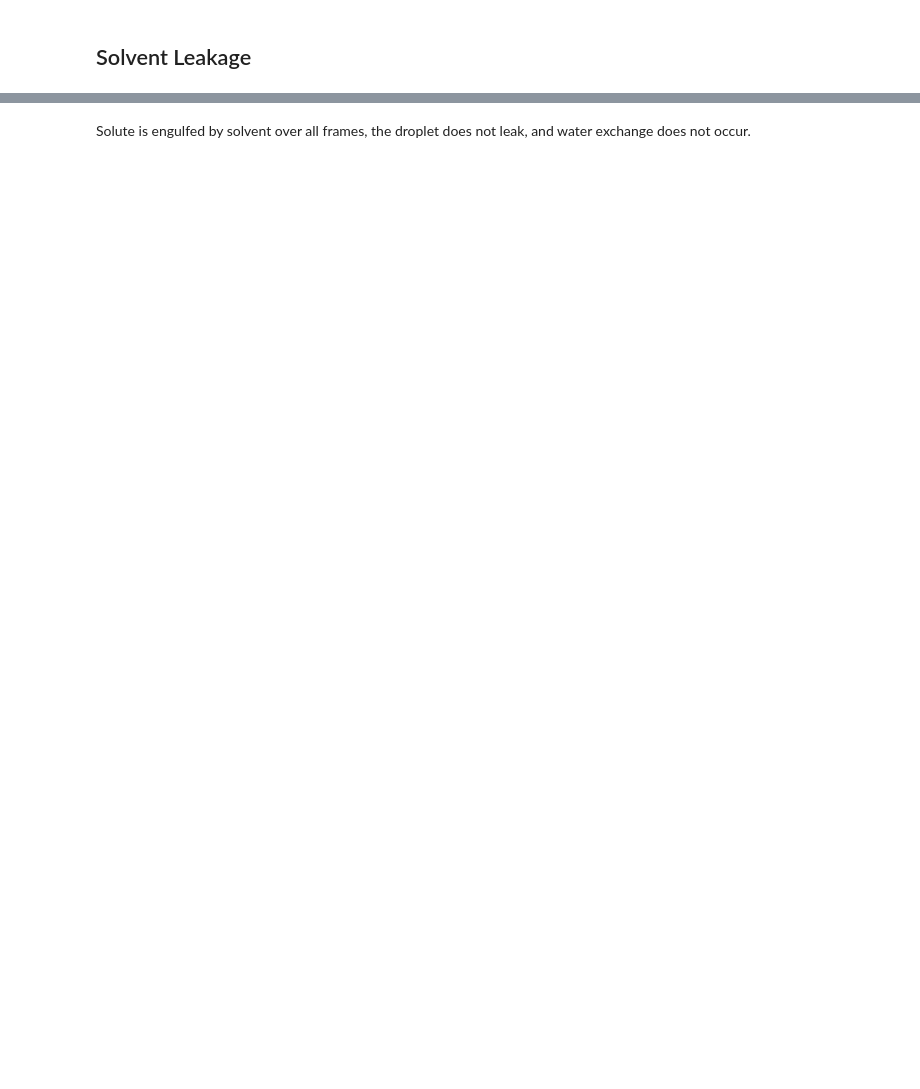
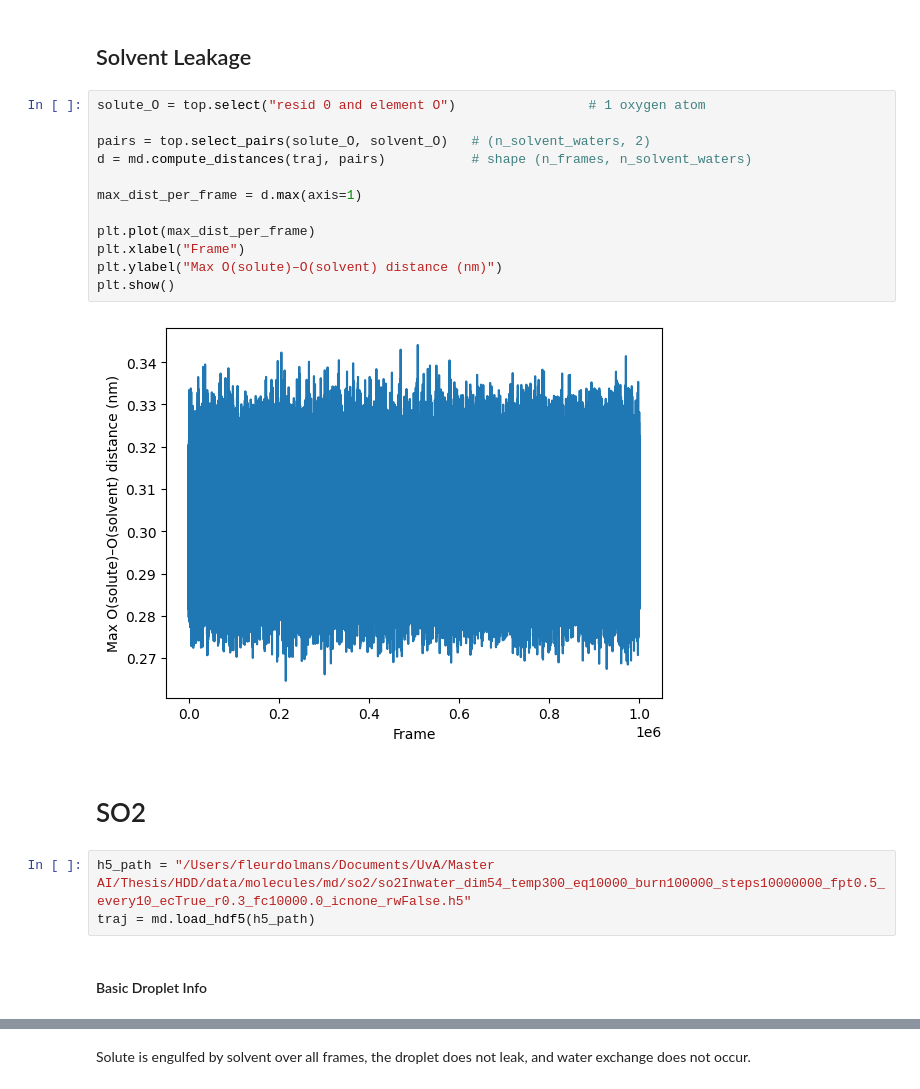
Before and after one commit to fleurdolmans/fab-torch, a Jupyter notebook: experiments/solvation/visualize_md.ipynb, the cells around one changed output, grey strips where cells are left out. Drawn from its saved outputs; the diff is of its cells as text; blank space fills up the shorter version.

```diff
--- a/experiments/solvation/visualize_md.ipynb
+++ b/experiments/solvation/visualize_md.ipynb
@@ -99,2 +107,23 @@ Coordination number: 0.0
 # %% [markdown]
 ## Solvent Leakage
+# %%
+solute_O = top.select("resid 0 and element O")                 # 1 oxygen atom
+
+pairs = top.select_pairs(solute_O, solvent_O)   # (n_solvent_waters, 2)
+d = md.compute_distances(traj, pairs)           # shape (n_frames, n_solvent_waters)
+
+max_dist_per_frame = d.max(axis=1)
+
+plt.plot(max_dist_per_frame)
+plt.xlabel("Frame")
+plt.ylabel("Max O(solute)–O(solvent) distance (nm)")
+plt.show()
+# %% [output]
+[figure, added]
+# %% [markdown]
+# SO2
+# %%
+h5_path = "/Users/fleurdolmans/Documents/UvA/Master AI/Thesis/HDD/data/molecules/md/so2/so2Inwater_dim54_temp300_eq10000_burn100000_steps10000000_fpt0.5_every10_ecTrue_r0.3_fc10000.0_icnone_rwFalse.h5"
+traj = md.load_hdf5(h5_path)
+# %% [markdown]
+#### Basic Droplet Info
```
Also changed, not shown: parts of 16 cells of this notebook.
